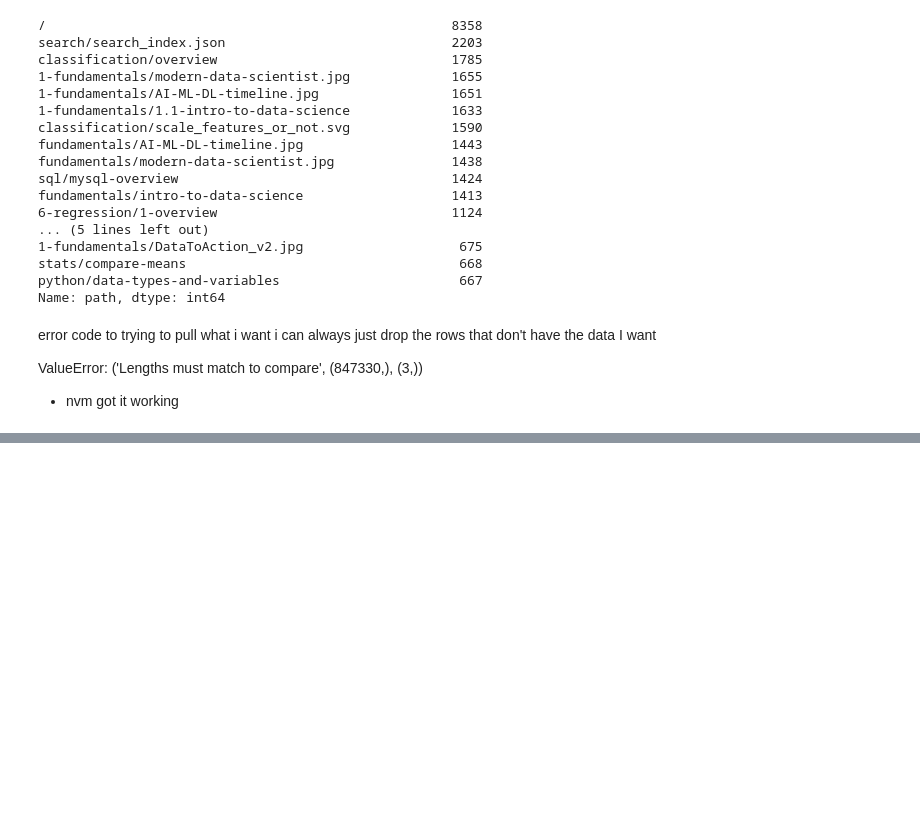
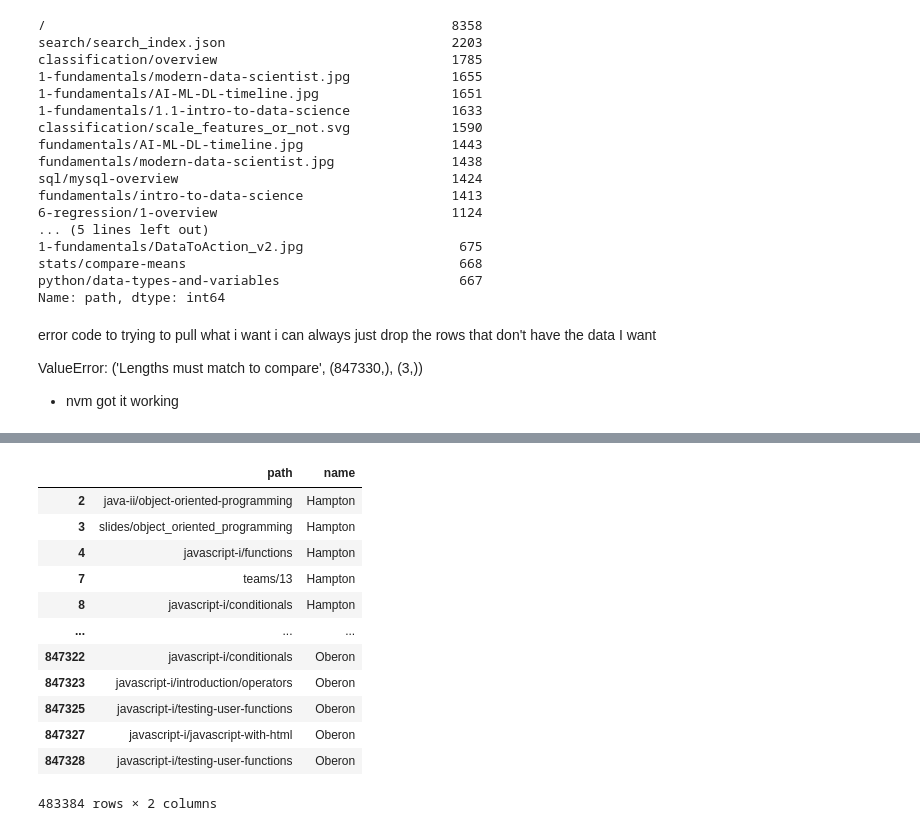
Before and after one commit to AACKV/anomaly_detection_project, a Jupyter notebook: Vscratch.ipynb, the cells around one changed output, grey strips where cells are left out. Saved outputs shown, nothing was run; the diff lists cells and outputs as text; code cells hidden in the pictures; blank space fills up the shorter version.

```diff
--- a/Vscratch.ipynb
+++ b/Vscratch.ipynb
@@ -332,0 +613,20 @@ ValueError: ('Lengths must match to compare', (847330,), (3,))
+# %%
+wdns = wdns[wdns["path"].str.contains('/')!=False]
+#I took out the ones missing the slash so I can find specific lessons and not module pages
+wdns = wdns[wdns["path"].str.contains('.json')==False]
+#I also took out the json responces because they are not helpful in finding pages
+wdns
+# %% [output]
+|  | path | name |
+| 2 | java-ii/object-oriented-programming | Hampton |
+| 3 | slides/object_oriented_programming | Hampton |
+| 4 | javascript-i/functions | Hampton |
+| 7 | teams/13 | Hampton |
+| 8 | javascript-i/conditionals | Hampton |
+| ... | ... | ... |
+| 847322 | javascript-i/conditionals | Oberon |
+| 847323 | javascript-i/introduction/operators | Oberon |
+| 847325 | javascript-i/testing-user-functions | Oberon |
+| 847327 | javascript-i/javascript-with-html | Oberon |
+| 847328 | javascript-i/testing-user-functions | Oberon |
+483384 rows × 2 columns
```
Also changed, not shown: parts of 38 cells of this notebook.
